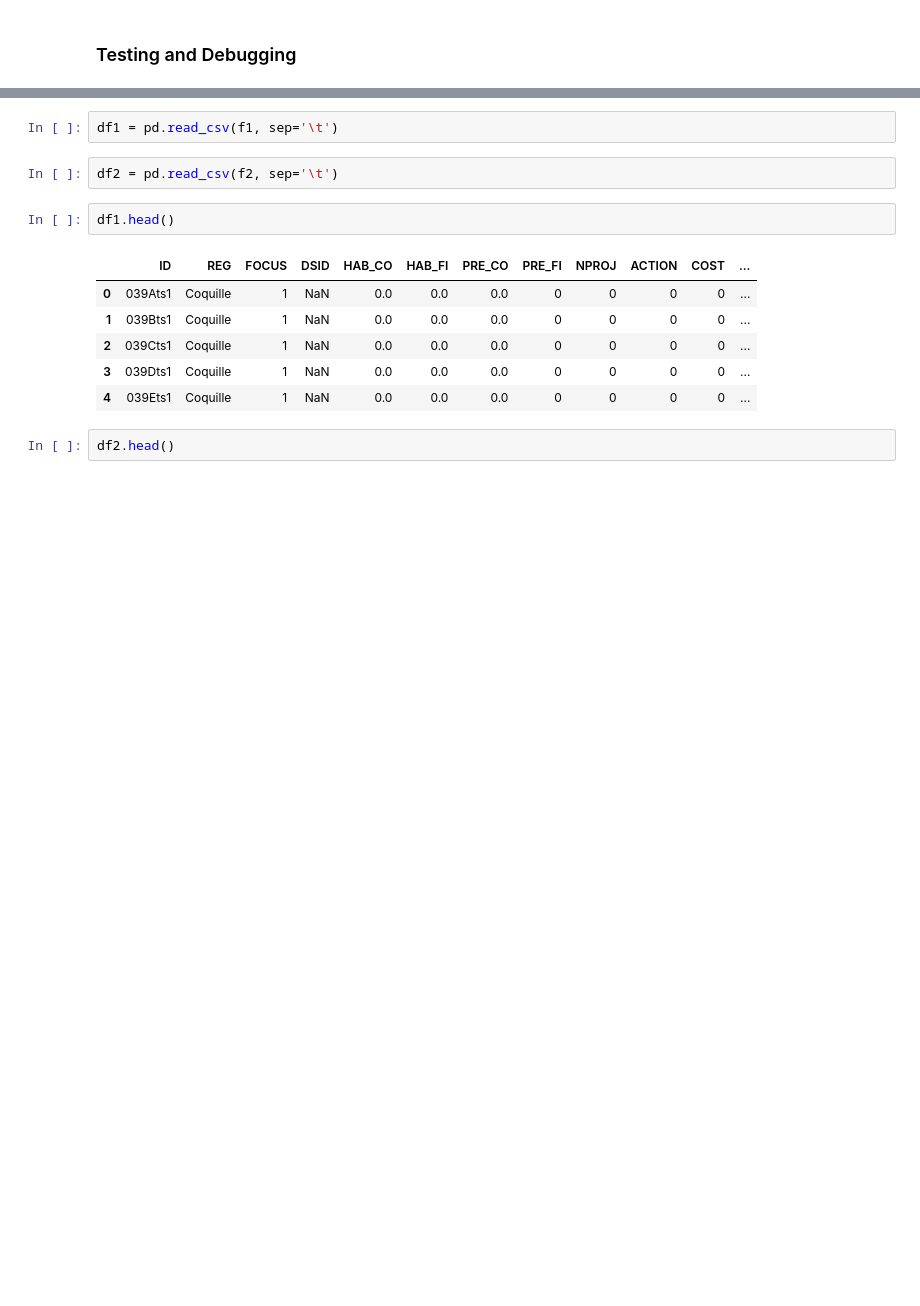
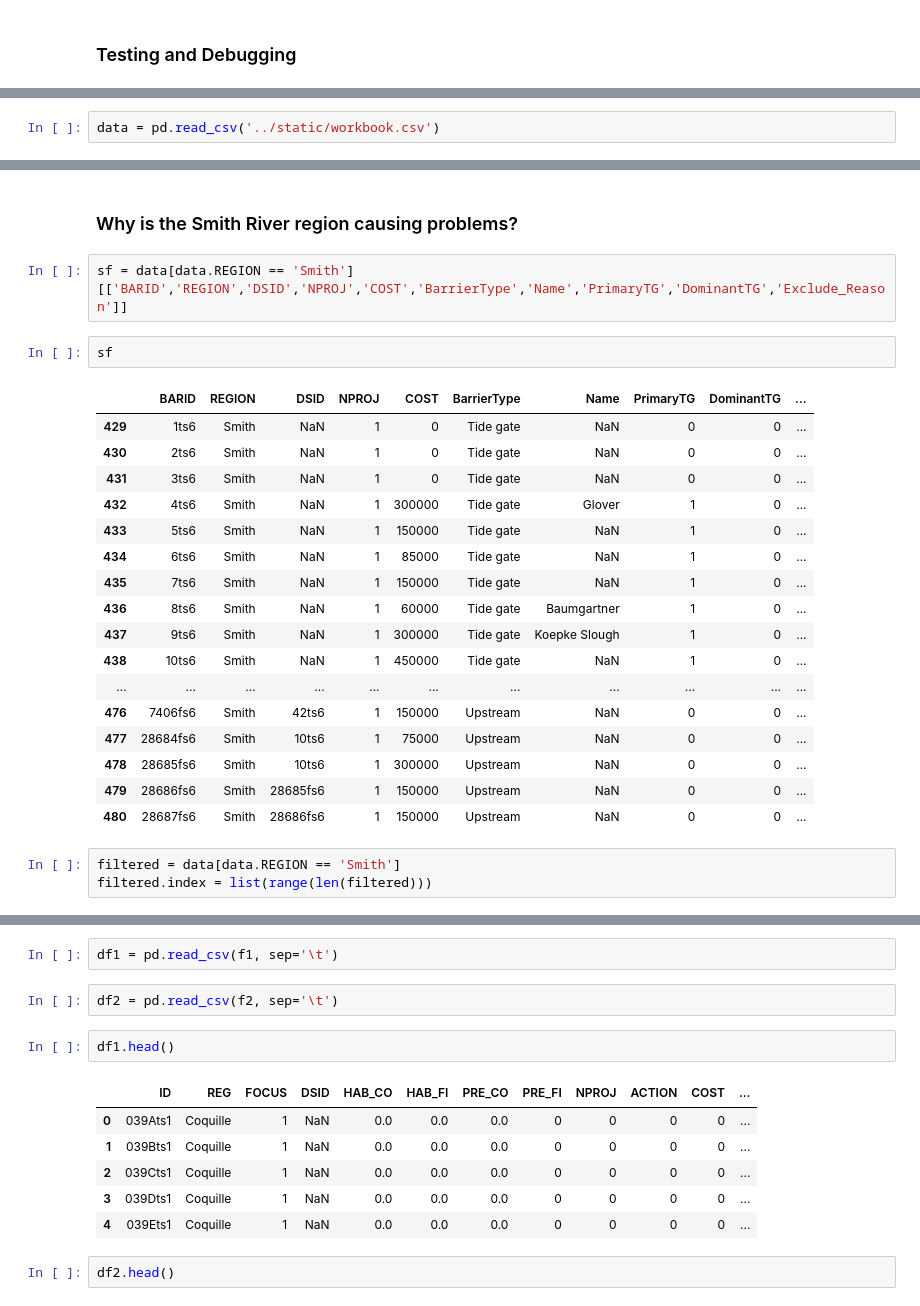
Before and after one commit to conery/tidegates, a Jupyter notebook: sandbox/sandbox.ipynb, the cells around one changed output, grey strips where cells are left out. Cells and saved outputs as stored; diff of their text form; blank space fills up the shorter version.

```diff
--- a/sandbox/sandbox.ipynb
+++ b/sandbox/sandbox.ipynb
@@ -4,0 +8,2 @@ import pandas as pd
+# %%
+data = pd.read_csv('../static/workbook.csv')
@@ -4,0 +30,27 @@ import pandas as pd
+# %% [markdown]
+### Why is the Smith River region causing problems?
+# %%
+sf = data[data.REGION == 'Smith'][['BARID','REGION','DSID','NPROJ','COST','BarrierType','Name','PrimaryTG','DominantTG','Exclude_Reason']]
+# %%
+sf
+# %% [output]
+|  | BARID | REGION | DSID | NPROJ | COST | BarrierType | Name | PrimaryTG | DominantTG | ... |
+| 429 | 1ts6 | Smith | NaN | 1 | 0 | Tide gate | NaN | 0 | 0 | ... |
+| 430 | 2ts6 | Smith | NaN | 1 | 0 | Tide gate | NaN | 0 | 0 | ... |
+| 431 | 3ts6 | Smith | NaN | 1 | 0 | Tide gate | NaN | 0 | 0 | ... |
+| 432 | 4ts6 | Smith | NaN | 1 | 300000 | Tide gate | Glover | 1 | 0 | ... |
+| 433 | 5ts6 | Smith | NaN | 1 | 150000 | Tide gate | NaN | 1 | 0 | ... |
+| 434 | 6ts6 | Smith | NaN | 1 | 85000 | Tide gate | NaN | 1 | 0 | ... |
+| 435 | 7ts6 | Smith | NaN | 1 | 150000 | Tide gate | NaN | 1 | 0 | ... |
+| 436 | 8ts6 | Smith | NaN | 1 | 60000 | Tide gate | Baumgartner | 1 | 0 | ... |
+| 437 | 9ts6 | Smith | NaN | 1 | 300000 | Tide gate | Koepke Slough | 1 | 0 | ... |
+| 438 | 10ts6 | Smith | NaN | 1 | 450000 | Tide gate | NaN | 1 | 0 | ... |
+| ... | ... | ... | ... | ... | ... | ... | ... | ... | ... | ... |
+| 476 | 7406fs6 | Smith | 42ts6 | 1 | 150000 | Upstream | NaN | 0 | 0 | ... |
+| 477 | 28684fs6 | Smith | 10ts6 | 1 | 75000 | Upstream | NaN | 0 | 0 | ... |
+| 478 | 28685fs6 | Smith | 10ts6 | 1 | 300000 | Upstream | NaN | 0 | 0 | ... |
+| 479 | 28686fs6 | Smith | 28685fs6 | 1 | 150000 | Upstream | NaN | 0 | 0 | ... |
+| 480 | 28687fs6 | Smith | 28686fs6 | 1 | 150000 | Upstream | NaN | 0 | 0 | ... |
+# %%
+filtered = data[data.REGION == 'Smith']
+filtered.index = list(range(len(filtered)))
```
Also changed, not shown: parts of 18 cells of this notebook, 3 other files.
